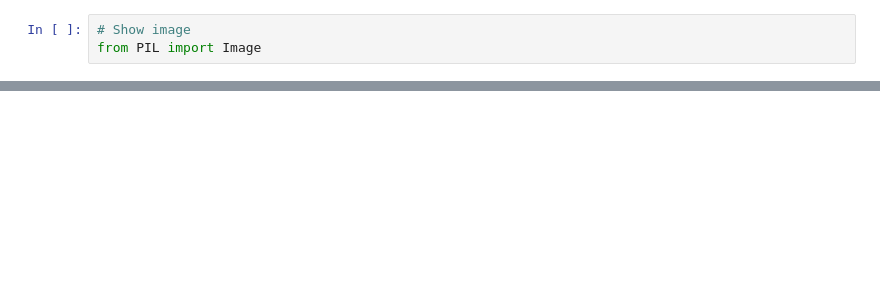
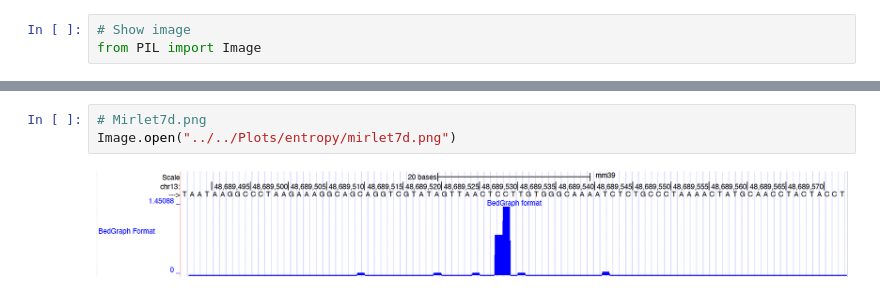
Before and after one commit to young5454/SNU-BI1, a Jupyter notebook: CoLab_TermProj_2024_3.ipynb, the cells around one changed output, grey strips where cells are left out. Saved outputs shown, nothing was run; the diff lists cells and outputs as text; blank space fills up the shorter version.

Commit message:
Show final entropy plots

```diff
--- a/CoLab_TermProj_2024_3.ipynb
+++ b/CoLab_TermProj_2024_3.ipynb
@@ -291,0 +493,5 @@ Image.open("../../Plots/entropy/mirlet7g.png")
+# %%
+# Mirlet7d.png
+Image.open("../../Plots/entropy/mirlet7d.png")
+# %% [output]
+[figure, added]
```
Also changed, not shown: parts of 26 cells of this notebook, 1 other file.
